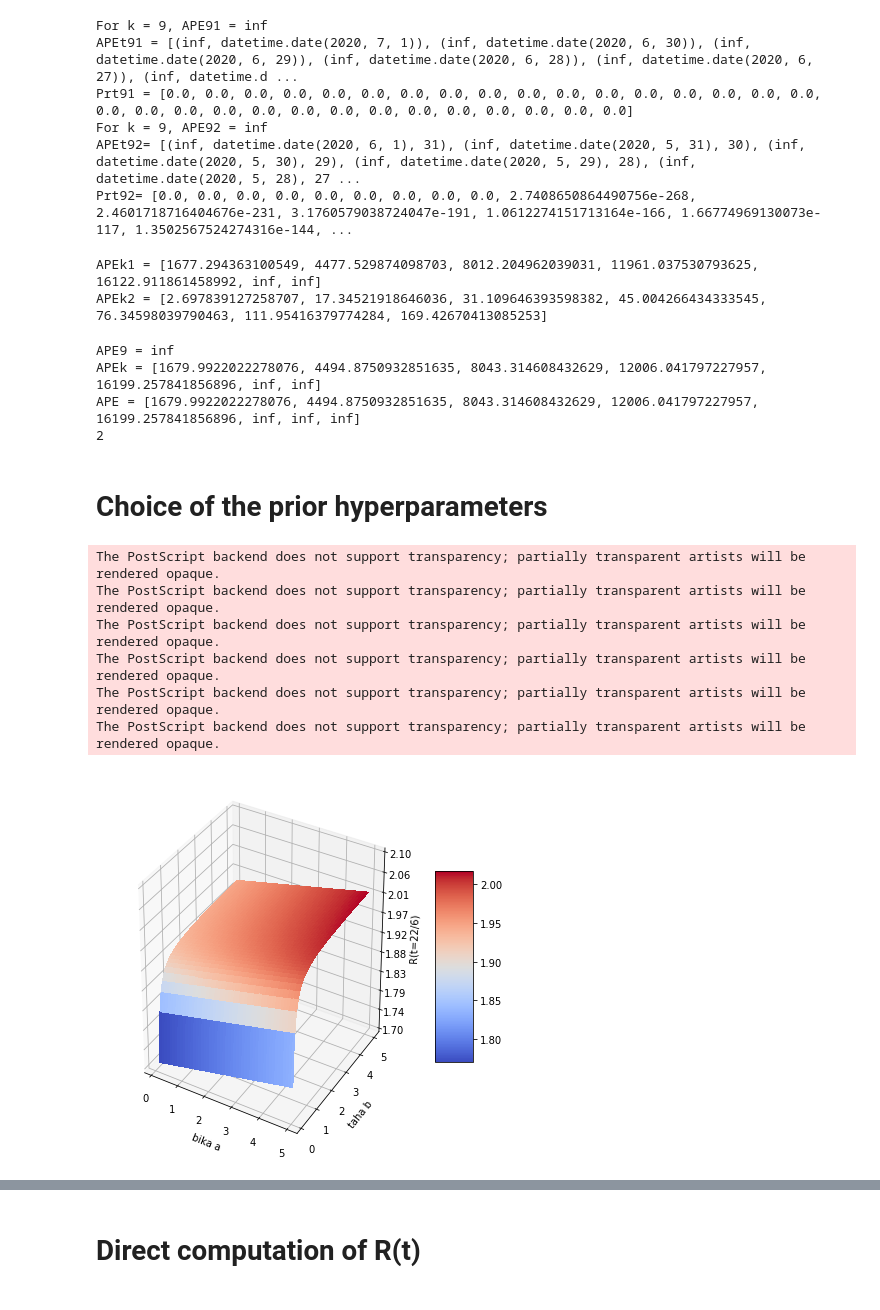
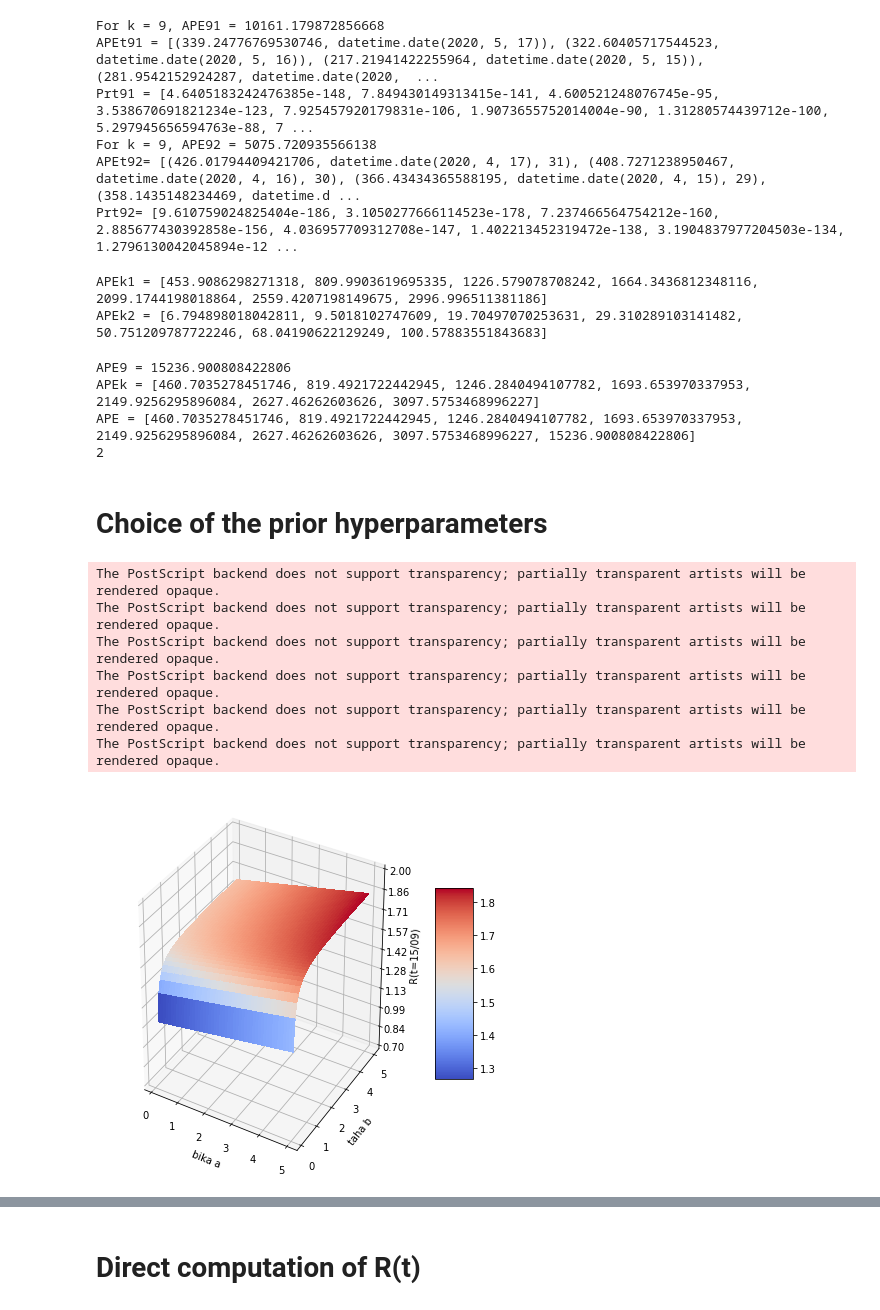
Before and after one commit to tabilaocov/ady_cov, a Jupyter notebook: scr/modely_RP/R_tabilao.ipynb, the cells around one changed output, grey strips where cells are left out. Saved outputs shown, nothing was run; the diff lists cells and outputs as text; code cells hidden in the pictures.

```diff
--- a/scr/modely_RP/R_tabilao.ipynb
+++ b/scr/modely_RP/R_tabilao.ipynb
@@ -50,7 +46,7 @@ from matplotlib.ticker import LinearLocator, FormatStrFormatter
 
 from pynverse import inversefunc
 
-tilyvoa = pd.read_csv("/content/drive/My Drive/data/tilyvoa.csv")
+tilyvoa = pd.read_csv("/content/drive/My Drive/data/tilyvoafaritra.csv")
 
 mdg_databe = pd.read_csv("/content/drive/My Drive/data/databe mdg.csv")
 
@@ -84,8 +80,8 @@ dIvao = pd.DataFrame(data =Ivao)
 
 # Hoan'ny taha sorisoritry ny fifindrana (infectioness profile distribution)
 
-daty_data_manom = datetime.date(2020,5,1)
-daty_data_mifar = datetime.date(2020,7,2)
+daty_data_manom = datetime.date(2020,3,18)
+daty_data_mifar = datetime.date(2020,5,18)
 
 datyt = daty_data_mifar - datetime.timedelta(days = 1)
 
@@ -93,13 +89,13 @@ format_date = lambda date_py: '{}-{}-{}'.format(date_py.year, date_py.month, dat
 datyf_data_manom = format_date(daty_data_manom)
 datyf_data_mifar = format_date(daty_data_mifar)
 
-# Discretization of the serial interval distribution
+# 0/ Discretization of the serial interval distribution
 
 #Tombana mialoha (prior distributions)
 #si_sh = 1/(0.62**2) # Report 13
 #si_sc = 6.5/si_sh
 
-si_sh = (6.48**2)/(3.83**2) # Planning tool: Short-term forecasts
+si_sh = (6.48**2)/(3.83**2) # Jereo Imperial Covid-19 COVID-19 response team: Short-term forecasts
 si_sc = 6.48/si_sh
 
 def discr_si(t):
@@ -110,8 +106,6 @@ def discr_si(t):
   else:
     discrsi = gengamma.cdf(t+1/2, si_sh, 1, loc = 0, scale = si_sc) - gengamma.cdf(t-1/2, si_sh, 1, loc = 0, scale = si_sc)
   return discrsi
-
-#discr_si1 = gengamma.cdf(3/2, si_sh, 1, loc = 0, scale = si_sc)
 
 # 1/ The total incidence over a generic window (t-k+1,t)
 # Ireh(t,k) = sum(i = 0 to k-1) Ivao(t - i))
@@ -135,10 +129,10 @@ def Ireh(t,k):
 def Isi(t,k):
   Ivaosi = 0
   if k - 1 > (t - daty_data_manom).days:
-    for i in range(1, (t - daty_data_manom).days + 1):
+    for i in range(1,(t - daty_data_manom).days + 1):
       Ivaosi = Ivaosi + dIvao['Voatomb'].loc[format_date(t - datetime.timedelta(days = i))]*discr_si(i)
   else:
-    for i in range(1, k):
+    for i in range(1,k):
       Ivaosi = Ivaosi + dIvao['Voatomb'].loc[format_date(t - datetime.timedelta(days = i))]*discr_si(i)
   return Ivaosi
 
@@ -165,12 +159,12 @@ def tlsi(t,k):
   return tlsi
 
 # 4/ The shape parameters of the posterior predictive negative binomial of I(t+1)
-
-# pnb(t,k) dia ny taha herjika hoan'ny NB hoan'ny I(t+1).
 # pnb(t,k) = lsi(t+1)*Gamma_post_scale(R(t,k))/(1 + lsi(t+1)*Gamma_post_scale(R(t,k)))
 
 def pnb(t,k):
   return lsi(t+datetime.timedelta(days = 1))/(1/si_sc + tlsi(t,k) + lsi(t+datetime.timedelta(days = 1)))
+
+# pnb(t,k) dia ny taha herjika hoan'ny NB hoan'ny I(t+1).
 
 # 5/ Use the pmf of the posterior predictive negative binomial to compute
 # each additive contribution at time s then for-loop for s in the time interval
@@ -225,12 +219,12 @@ print('Prt92=', Prt92)
 # For t_man such that Ivao(t_man) = Ivao(t_man + 1) = 0, lsi(t_man + 1) = tlsi(t_man + 1, 2) = Ireh(t_man + 1, 2) = 0
 # so that pnb(t_man + 1, 2) = 0 and
 # %% [output]
-For k = 9, APE91 = inf
-APEt91 = [(inf, datetime.date(2020, 7, 1)), (inf, datetime.date(2020, 6, 30)), (inf, datetime.date(2020, 6, 29)), (inf, datetime.date(2020, 6, 28)), (inf, datetime.date(2020, 6, 27)), (inf, datetime.d ...
-Prt91 = [0.0, 0.0, 0.0, 0.0, 0.0, 0.0, 0.0, 0.0, 0.0, 0.0, 0.0, 0.0, 0.0, 0.0, 0.0, 0.0, 0.0, 0.0, 0.0, 0.0, 0.0, 0.0, 0.0, 0.0, 0.0, 0.0, 0.0, 0.0, 0.0, 0.0, 0.0]
-For k = 9, APE92 = inf
-APEt92= [(inf, datetime.date(2020, 6, 1), 31), (inf, datetime.date(2020, 5, 31), 30), (inf, datetime.date(2020, 5, 30), 29), (inf, datetime.date(2020, 5, 29), 28), (inf, datetime.date(2020, 5, 28), 27 ...
-Prt92= [0.0, 0.0, 0.0, 0.0, 0.0, 0.0, 0.0, 0.0, 0.0, 2.7408650864490756e-268, 2.4601718716404676e-231, 3.1760579038724047e-191, 1.0612274151713164e-166, 1.66774969130073e-117, 1.3502567524274316e-144, ...
+For k = 9, APE91 = 10161.179872856668
+APEt91 = [(339.24776769530746, datetime.date(2020, 5, 17)), (322.60405717544523, datetime.date(2020, 5, 16)), (217.21941422255964, datetime.date(2020, 5, 15)), (281.9542152924287, datetime.date(2020,  ...
+Prt91 = [4.6405183242476385e-148, 7.849430149313415e-141, 4.600521248076745e-95, 3.538670691821234e-123, 7.925457920179831e-106, 1.9073655752014004e-90, 1.31280574439712e-100, 5.297945656594763e-88, 7 ...
+For k = 9, APE92 = 5075.720935566138
+APEt92= [(426.01794409421706, datetime.date(2020, 4, 17), 31), (408.7271238950467, datetime.date(2020, 4, 16), 30), (366.43434365588195, datetime.date(2020, 4, 15), 29), (358.1435148234469, datetime.d ...
+Prt92= [9.610759024825404e-186, 3.1050277666114523e-178, 7.237466564754212e-160, 2.885677430392858e-156, 4.036957709312708e-147, 1.402213452319472e-138, 3.1904837977204503e-134, 1.2796130042045894e-12 ...
 # %%
 # APEk part 1 for k =/= 9
 
@@ -266,8 +260,8 @@ for j in range(2,9):
 
 print('APEk2 =', APEk2)
 # %% [output]
-APEk1 = [1677.294363100549, 4477.529874098703, 8012.204962039031, 11961.037530793625, 16122.911861458992, inf, inf]
-APEk2 = [2.697839127258707, 17.34521918646036, 31.109646393598382, 45.004266434333545, 76.34598039790463, 111.95416379774284, 169.42670413085253]
+APEk1 = [453.9086298271318, 809.9903619695335, 1226.579078708242, 1664.3436812348116, 2099.1744198018864, 2559.4207198149675, 2996.996511381186]
+APEk2 = [6.794898018042811, 9.5018102747609, 19.70497070253631, 29.310289103141482, 50.751209787722246, 68.04190622129249, 100.57883551843683]
 # %%
 # APEk for k = 2,...,8
 
@@ -283,13 +277,15 @@ print('APEk =', APEk)
 print('APE =', APE)
 print(kk)
 # %% [output]
-APE9 = inf
-APEk = [1679.9922022278076, 4494.8750932851635, 8043.314608432629, 12006.041797227957, 16199.257841856896, inf, inf]
-APE = [1679.9922022278076, 4494.8750932851635, 8043.314608432629, 12006.041797227957, 16199.257841856896, inf, inf, inf]
+APE9 = 15236.900808422806
+APEk = [460.7035278451746, 819.4921722442945, 1246.2840494107782, 1693.653970337953, 2149.9256295896084, 2627.46262603626, 3097.5753468996227]
+APE = [460.7035278451746, 819.4921722442945, 1246.2840494107782, 1693.653970337953, 2149.9256295896084, 2627.46262603626, 3097.5753468996227, 15236.900808422806]
 2
 # %% [markdown]
 # Choice of the prior hyperparameters
 # %%
+kk = 2
+
   #shape
 def func_sh(t):
     def Rtpsand_sh(a):
@@ -307,43 +303,45 @@ def funcsh_inv(t):
     return inversefunc(sh_invex, domain=[0.01, 1e+11])
 # %%
 # Variation of R(datyab) with rapport to the prior parameters
+
+datyab = daty_data_mifar
 
 fig = plt.figure(figsize=(7,7))
 ax = fig.gca(projection='3d')
 
 # Make data.
 X = np.linspace(0.1,5,100)
 Y = np.linspace(0.1,5,100)
 X, Y = np.meshgrid(X, Y)
 Z = func_sh(datyab)(X)*func_sc(datyab)(Y)
 W = X*Y
 # Plot the surface.
 surf = ax.plot_surface(X, Y, Z, cmap=cm.coolwarm,
                        linewidth=0, antialiased=False)
 #surf = ax.plot_surface(X, Y, W, cmap=cm.coolwarm,
  #                      linewidth=0, antialiased=False)
 
 # Customize the z axis.
-ax.set_zlim(1.7, 2.1)
+ax.set_zlim(0.7, 2)
 ax.zaxis.set_major_locator(LinearLocator(10))
 ax.zaxis.set_major_formatter(FormatStrFormatter('%.02f'))
 
-ax.set(xlabel ='bika a', ylabel = "taha b", zlabel = 'R(t=22/6)')
+ax.set(xlabel ='bika a', ylabel = "taha b", zlabel = 'R(t=15/09)')
 
 # Add a color bar which maps values to colors.
 fig.colorbar(surf, shrink=0.5, aspect=5)
 
-plt.savefig(path_to_save+'Rt226_mdg.eps')
+plt.savefig(path_to_save+'Rt159_mdg.eps')
 
 plt.show()
 # %% [output]
 The PostScript backend does not support transparency; partially transparent artists will be rendered opaque.
 The PostScript backend does not support transparency; partially transparent artists will be rendered opaque.
 The PostScript backend does not support transparency; partially transparent artists will be rendered opaque.
 The PostScript backend does not support transparency; partially transparent artists will be rendered opaque.
 The PostScript backend does not support transparency; partially transparent artists will be rendered opaque.
 The PostScript backend does not support transparency; partially transparent artists will be rendered opaque.
-[figure, old version]
+[figure, new version]
 # %%
 # R(t) when equality between the prior and the posterior
 
```
Also changed, not shown: parts of 43 cells of this notebook.
